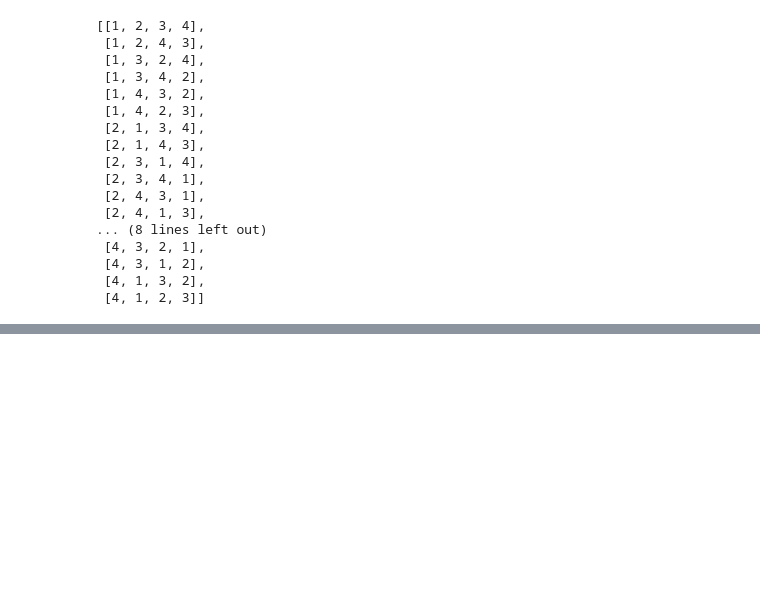
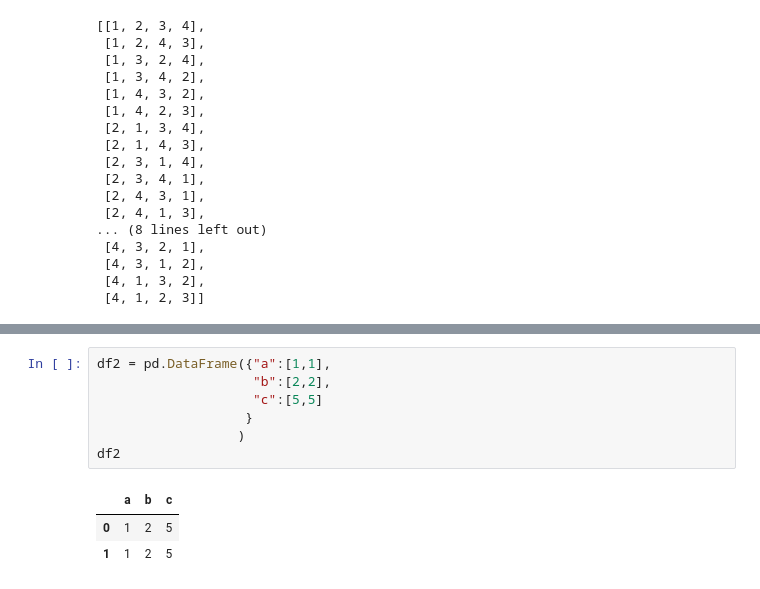
Before and after one commit to StevenZhou5/CuteCodeV2, a Jupyter notebook: Algorithm/02-基础算法-01-排序.ipynb, the cells around one changed output, grey strips where cells are left out. Drawn from its saved outputs; the diff is of its cells as text; blank space fills up the shorter version.

```diff
--- a/Algorithm/02-基础算法-01-排序.ipynb
+++ b/Algorithm/02-基础算法-01-排序.ipynb
@@ -308,0 +394,11 @@ all_list([i for i in range(1,5)])
+# %%
+df2 = pd.DataFrame({"a":[1,1],
+                    "b":[2,2],
+                    "c":[5,5]
+                   }
+                  )
+df2
+# %% [output]
+|  | a | b | c |
+| 0 | 1 | 2 | 5 |
+| 1 | 1 | 2 | 5 |
```
Also changed, not shown: parts of 34 cells of this notebook, 50 other files.
